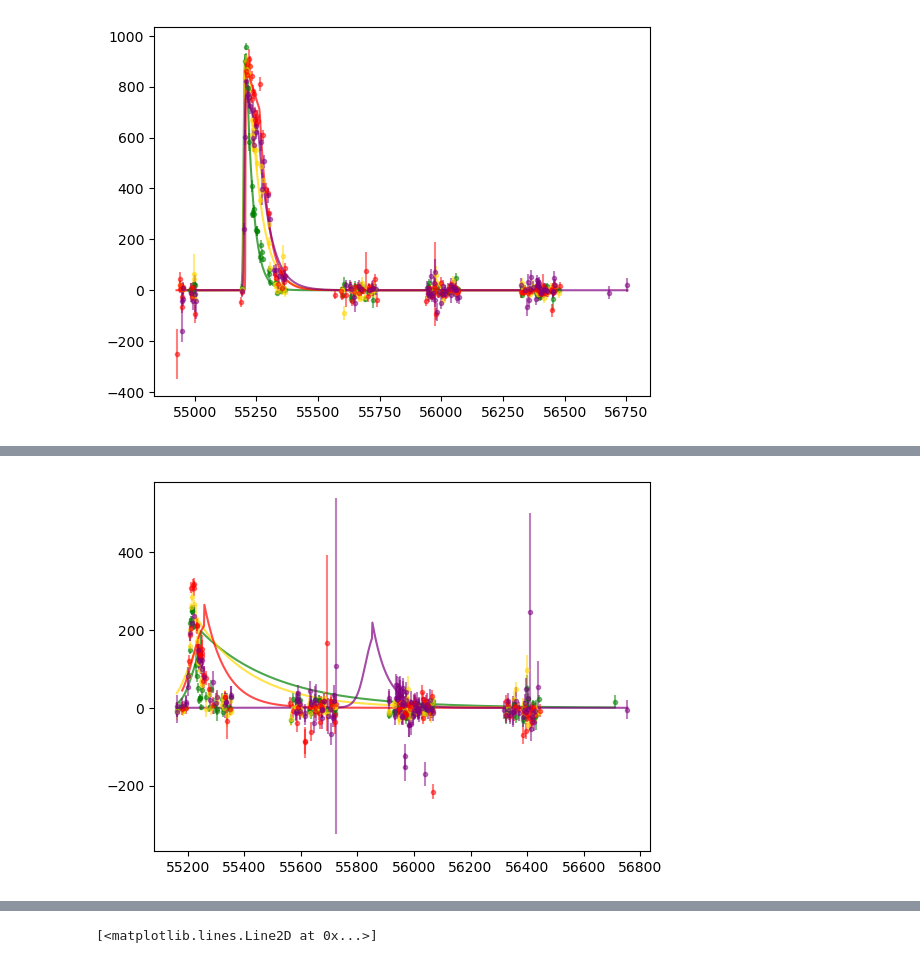
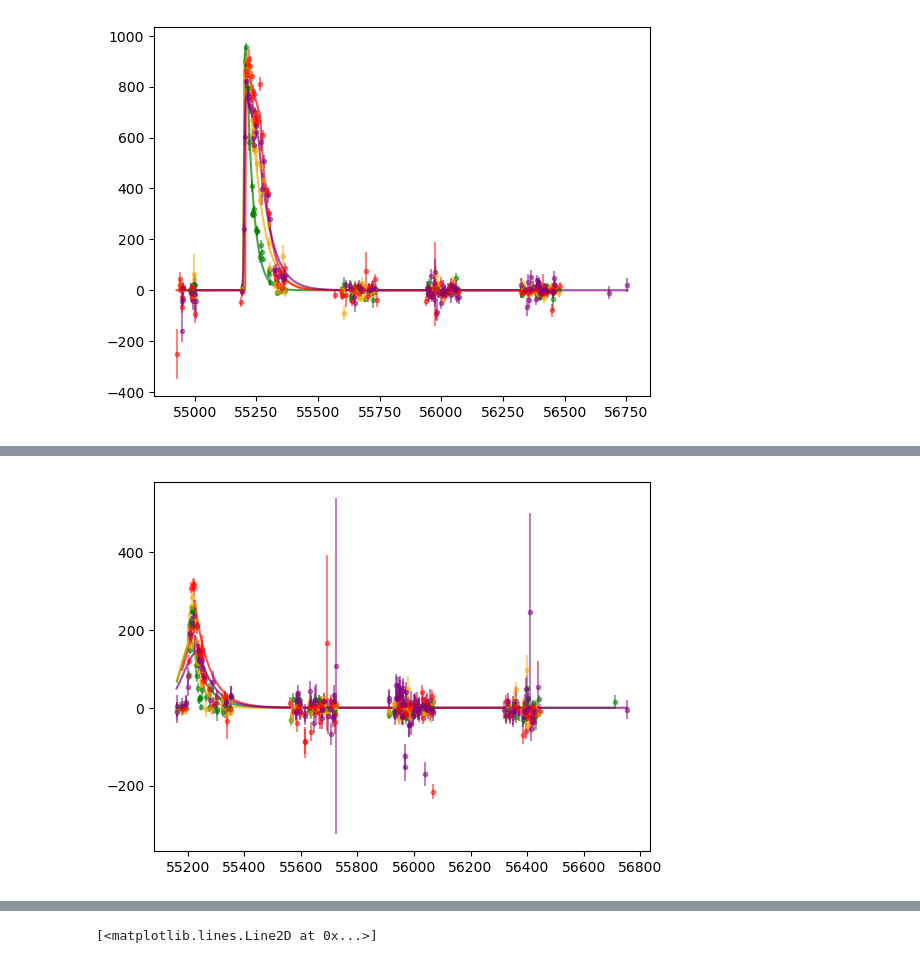
Before and after one commit to gnarayan/ast596_2023_Spring, a Jupyter notebook: homework/AidanBerres/03/hw03.ipynb, the cells around one changed output, grey strips where cells are left out. Cells and saved outputs as stored; diff of their text form; code cells hidden in the pictures.

Commit message:
plots are shworking

```diff
--- a/homework/AidanBerres/03/hw03.ipynb
+++ b/homework/AidanBerres/03/hw03.ipynb
@@ -411,7 +411,7 @@ fig = corner.corner(sam[1000::10,:], plot_contours=True, show_titles=True, smoot
 # %% [output]
 [figure]
 # %%
-colors = ['g','gold','r','purple']
+colors = ['#007f00','#f8a800','#ff0700','#84007f']
 for i in range(len(star1)):
     sam=samples[i]
     mcmc_res = np.percentile(sam,50,axis=0)
@@ -423,3 +423,17 @@ for i in range(len(star1)):
     # plt.plot(xv,fmod(xv,*med),color=colors[i],alpha=0.1)
 # %% [output]
 [figure]
+# %%
+# colors = ['g','gold','r','purple']
+plt.figure(figsize=(10,10))
+for i in range(len(star1)):
+    plt.subplot(int(f"22{i+1}"))
+    plt.title(bands[i])
+    sam=samples[i]
+    mcmc_res = np.percentile(sam,50,axis=0)
+    med= np.median(sam,axis=0)
+    # plt.scatter(star1[i].MJD,star1[i].FLUXCAL,color=colors[i])
+    plt.errorbar(star1[i].MJD,star1[i].FLUXCAL,yerr=star1[i].FLUXCALERR,linestyle='None', marker='.',color=colors[i],alpha=0.5)
+    xv=np.linspace(star1[i].MJD.min(),star1[i].MJD.max(),1000)
+    plt.plot(xv,fmod(xv,*mcmc_res),color=colors[i],alpha=0.7)
+    # plt.plot(xv,fmod(xv,*med),color=colors[i],alpha=0.1)
@@ -426,13 +442,14 @@ for i in range(len(star1)):
 # %%
-colors = ['g','gold','r','purple']
+# colors = ['g','gold','r','purple']
 for i in range(len(star2)):
-    sam=samples2[i][::10]
+
+    sam=samples2[i]
     mcmc_res = np.percentile(sam,50,axis=0)
     med= np.median(sam,axis=0)
     # plt.scatter(star1[i].MJD,star1[i].FLUXCAL,color=colors[i])
     plt.errorbar(star2[i].MJD,star2[i].FLUXCAL,yerr=star2[i].FLUXCALERR,linestyle='None', marker='.',color=colors[i],alpha=0.5)
     xv=np.linspace(star2[i].MJD.min(),star2[i].MJD.max(),1000)
     plt.plot(xv,fmod(xv,*mcmc_res),color=colors[i],alpha=0.7)
     # plt.plot(xv,fmod(xv,*med),color=colors[i],alpha=0.1)
 # %% [output]
-[figure, old version]
+[figure, new version]
```
Also changed, not shown: parts of 3 cells of this notebook.
